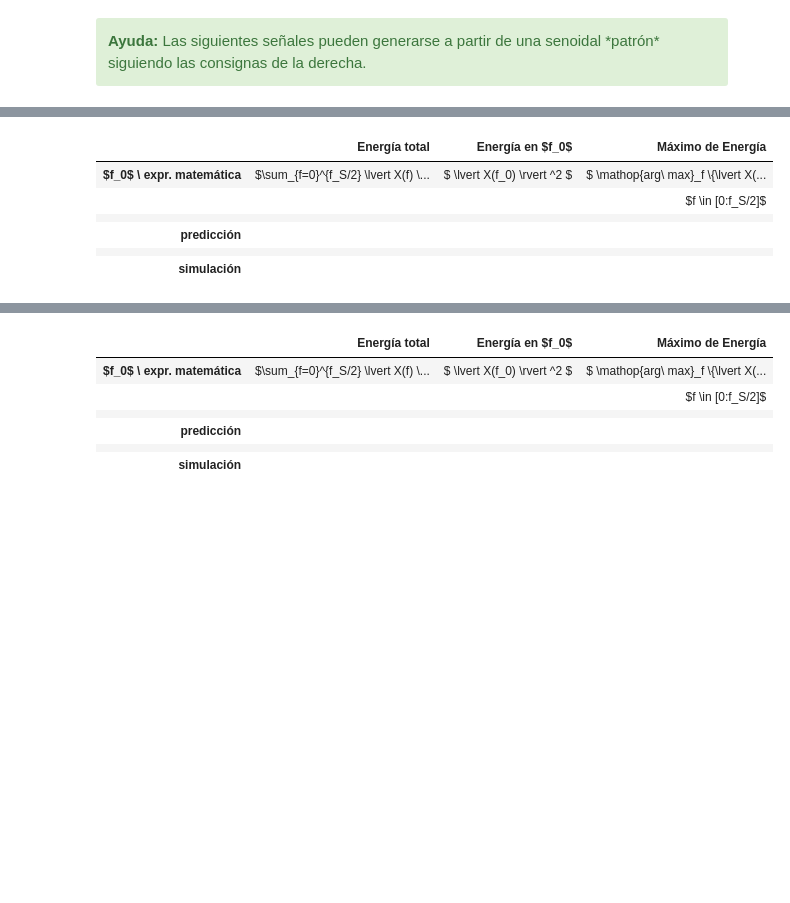
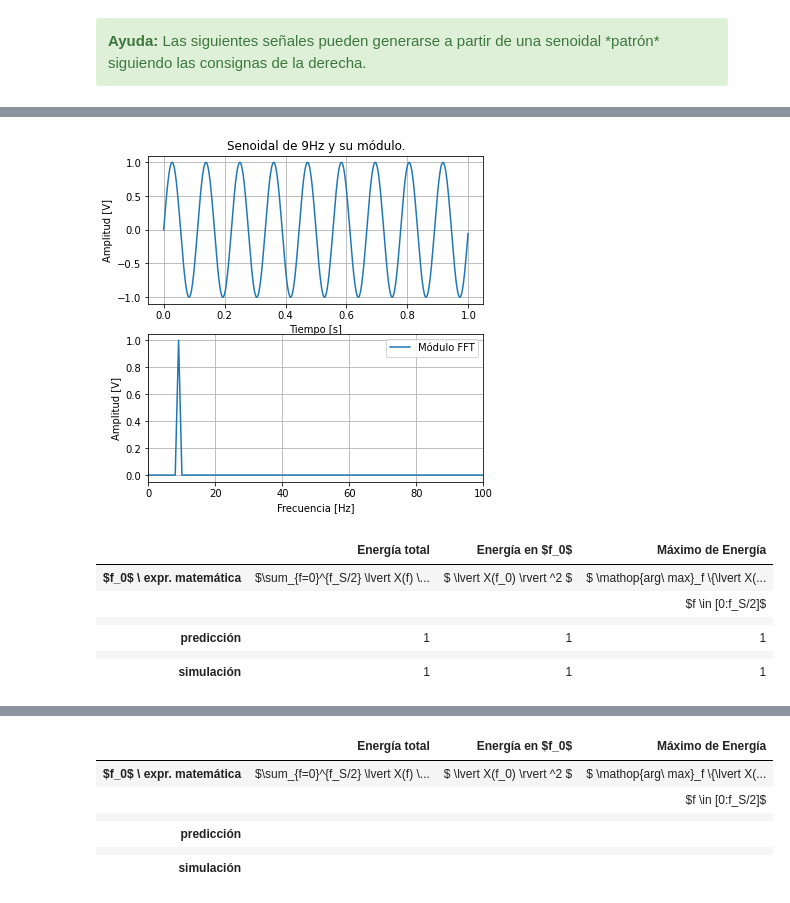
Before and after one commit to jbl95/testGit, a Jupyter notebook: TP1 - Muestreo de señales - Forurier.ipynb, the cells around one changed output, grey strips where cells are left out. Cells and saved outputs as stored; diff of their text form; code cells hidden in the pictures; blank space fills up the shorter version.

```diff
--- a/TP1 - Muestreo de señales - Forurier.ipynb
+++ b/TP1 - Muestreo de señales - Forurier.ipynb
@@ -553,31 +572,62 @@ Para cada señal propuesta complete los valores que se indican en las siguientes
 # %%
 #######################################
 # Tu simulación que genere resultados #
 #######################################
 
+fs = 1000
+N = 1000
+
+vmax = 1
+dc = 0
+f0 = 9 * fs / N
+
+tt,signal = mi_func_sen (vmax, dc, f0, ph, N, fs)
+ff,mod,fas = fft_modulo_fase(tt,signal,fs,N)
+
+value = npy.sum(mod**2)
+max = npy.max(mod)
+energia_en_f0 = int (mod[ff == f0] ** 2)
+
+plt.subplot(211)
+plt.plot(tt, signal,label='Senoidal: 9Hz')
+plt.xlabel('Tiempo [s]')
+plt.ylabel('Amplitud [V]')
+plt.grid()
+plt.title('Senoidal de 9Hz y su módulo.')
+
+plt.subplot(212)
+plt.plot(ff,mod,label='Módulo FFT')
+plt.xlabel('Frecuencia [Hz]')
+plt.ylabel('Amplitud [V]')
+plt.xlim(0,100)
+plt.legend()
+plt.grid()
+plt.show()
+
 tus_resultados = [ ['$\sum_{f=0}^{f_S/2} \lvert X(f) \rvert ^2$', '$ \lvert X(f_0) \rvert ^2 $', '$ \mathop{arg\ max}_f \{\lvert X(f) \rvert ^2\} $'],
                    ['',                                     '',                           '$f \in [0:f_S/2]$'],
                   ['', '', ''],
-                  ['', '', ''], # <-- completar acá
+                  [1, 1, 1], # <-- completar acá
                   ['', '', ''],
-                  ['', '', '']  # <-- completar acá
+                  [value, energia_en_f0, max]  # <-- completar acá
                  ]
 df = DataFrame(tus_resultados, columns=['Energía total', 'Energía en $f_0$', 'Máximo de Energía'],
                index=['$f_0$ \ expr. matemática',
                       '',
                       '',
                       'predicción',
                       '',
                       'simulación'])
 HTML(df.to_html())
 # %% [output]
+[figure, added]
 |  | Energía total | Energía en $f_0$ | Máximo de Energía |
 | $f_0$ \ expr. matemática | $\sum_{f=0}^{f_S/2} \lvert X(f) \... | $ \lvert X(f_0) \rvert ^2 $ | $ \mathop{arg\ max}_f \{\lvert X(... |
 |  |  |  | $f \in [0:f_S/2]$ |
 |  |  |  |  |
-| predicción |  |  |  |
+| predicción | 1 | 1 | 1 |
 |  |  |  |  |
-| simulación |  |  |  |
+| simulación | 1 | 1 | 1 |
 # %% [markdown]
 <table width="80%" cellpadding="7" cellspacing="0">
 	<col width="50%">
```
Also changed, not shown: parts of 5 cells of this notebook.
